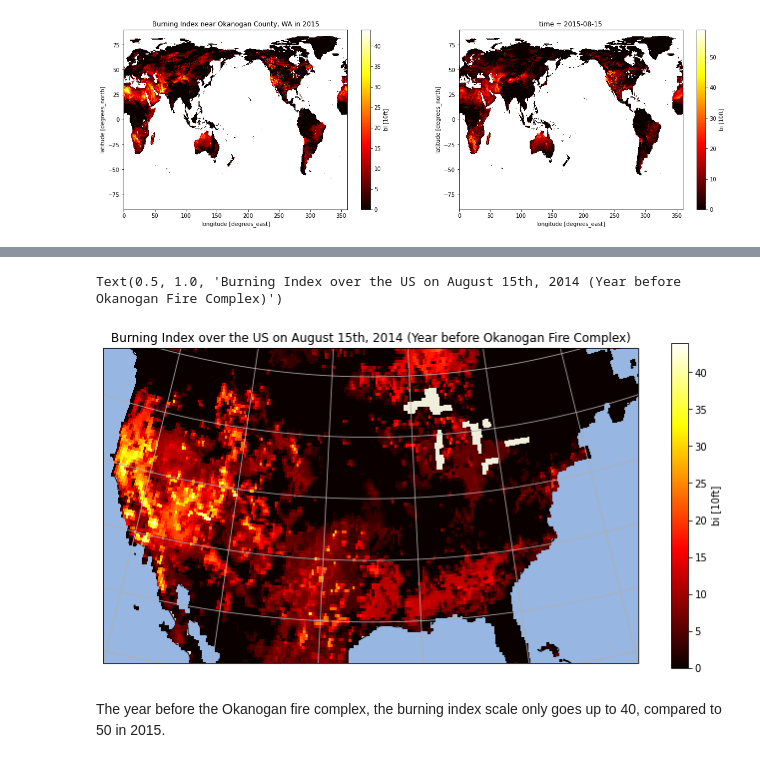
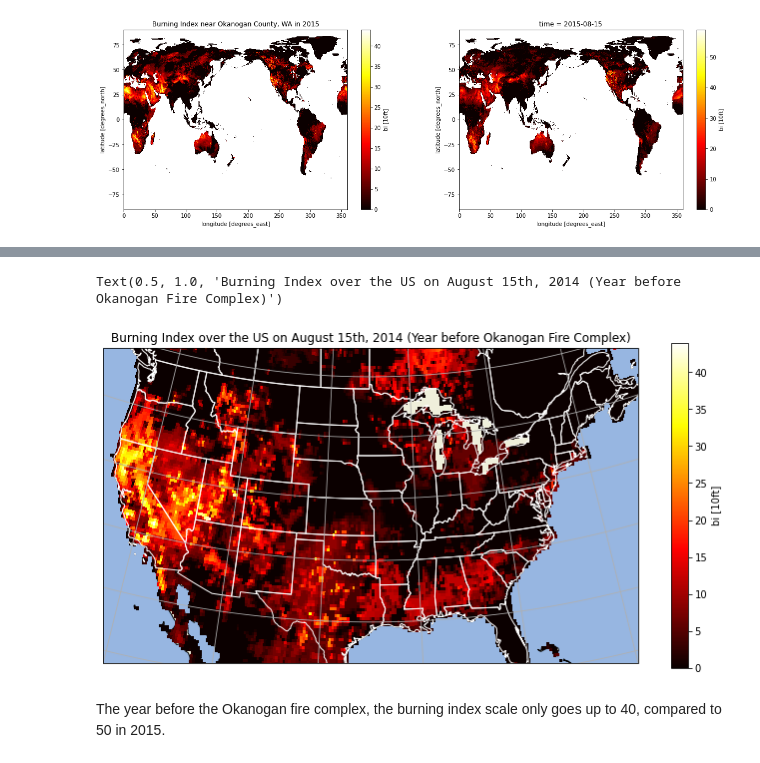
Before and after one commit to SophKJ/finalproject_fall21, a Jupyter notebook: FireFuelEmissions.ipynb, the cells around one changed output, grey strips where cells are left out. Drawn from its saved outputs; the diff is of its cells as text; code cells hidden in the pictures.

```diff
--- a/FireFuelEmissions.ipynb
+++ b/FireFuelEmissions.ipynb
@@ -422,24 +444,25 @@ Text(0.5, 1.0, 'Burning Index over the US on August 16th, 2015 (Day after Okanog
 # %%
 import cartopy.feature as cfeature
 import numpy as np
 
 central_lat = 37.5
 central_lon = -96
 extent = [-120, -70, 24, 50.5]
 central_lon = np.mean(extent[:2])
 central_lat = np.mean(extent[2:])
 
 plt.figure(figsize=(12, 6))
 ax = plt.axes(projection=ccrs.AlbersEqualArea(central_lon, central_lat))
 ax.set_extent(extent)
 
 cpfd_occ_prev.bi.plot(ax=ax,transform=ccrs.PlateCarree(),cmap='hot')
 ax.add_feature(cartopy.feature.OCEAN)
 ax.add_feature(cartopy.feature.LAND, edgecolor='black')
+ax.add_feature(cartopy.feature.STATES, edgecolor='white')
 ax.gridlines()
 ax.set_title('Burning Index over the US on August 15th, 2014 (Year before Okanogan Fire Complex)')
 # %% [output]
 Text(0.5, 1.0, 'Burning Index over the US on August 15th, 2014 (Year before Okanogan Fire Complex)')
-[figure, old version]
+[figure, new version]
 # %% [markdown]
 The year before the Okanogan fire complex, the burning index scale only goes up to 40, compared to 50 in 2015.
```
Also changed, not shown: parts of 4 cells of this notebook.
